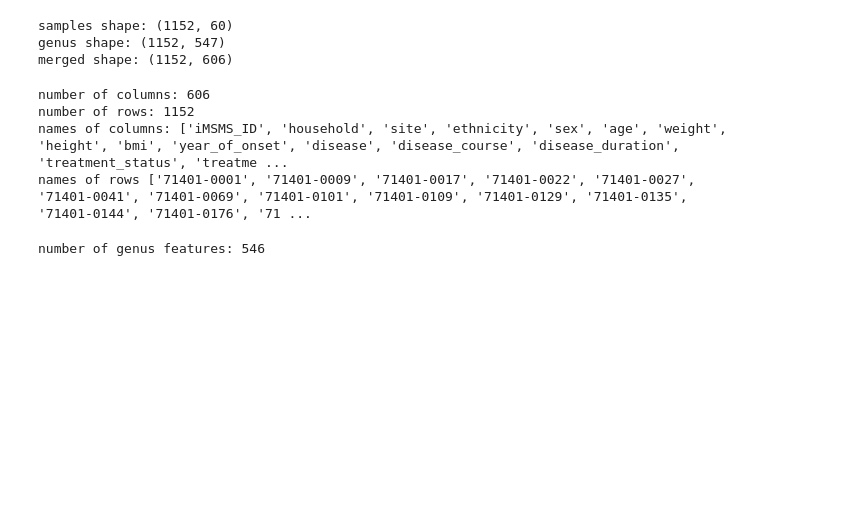
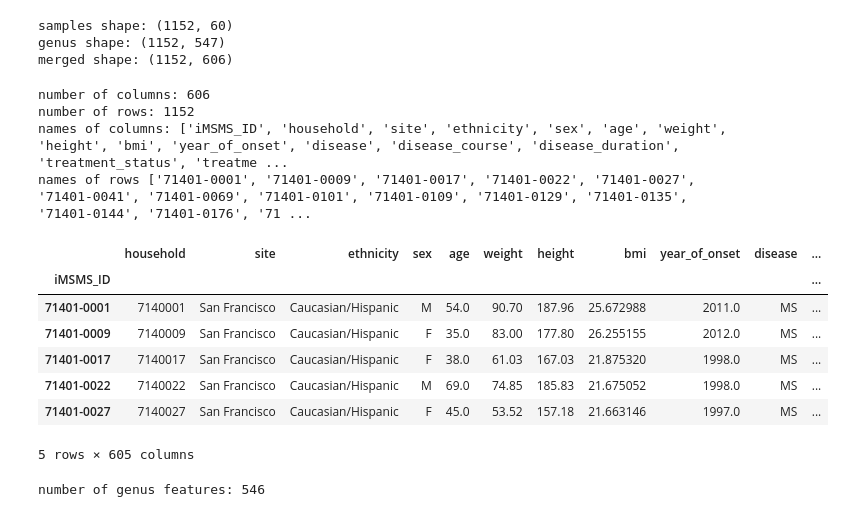
Before and after one commit to evelynsq/gut-microbiome-signature-multiple-sclerosis, a Jupyter notebook: make_DFs.ipynb, the cells around one changed output. Saved outputs shown, nothing was run; the diff lists cells and outputs as text; code cells hidden in the pictures; blank space fills up the shorter version.

```diff
--- a/make_DFs.ipynb
+++ b/make_DFs.ipynb
@@ -181,13 +200,16 @@ Read in genus-level taxa data now
 # %%
-df3_samples = df1_samples.copy()
-df3_genus = pl.read_excel("data/original_datasets/Zhou/Table_S5_Metagenomics_data.xlsx",
+# make copy of metadata and read in genus data sheet
+zhou_meta_copy = zhou_meta.copy()
+zhou_genus = pl.read_excel("data/original_datasets/Zhou/Table_S5_Metagenomics_data.xlsx",
                           sheet_name = "genus").to_pandas()
 # %%
-df3_genus = df3_genus.set_index("Taxa")
+# readjust the index name
+zhou_genus = zhou_genus.set_index("Taxa")
 
-df3_genus = df3_genus.T
-df3_genus.index.name = "iMSMS_ID"
-df3_genus = df3_genus.reset_index()
+zhou_genus = zhou_genus.T
+zhou_genus.index.name = "iMSMS_ID"
+zhou_genus = zhou_genus.reset_index()
 # %%
-merged_samples_genus = df3_samples.merge(df3_genus, on = "iMSMS_ID", how = "inner")
+# merge the metadata and genus abundances together
+merged_samples_genus_zhou = zhou_meta_copy.merge(zhou_genus, on = "iMSMS_ID", how = "inner")
 # %%
@@ -199,14 +222,30 @@ samples shape: (1152, 60)
 genus shape: (1152, 547)
 merged shape: (1152, 606)
 # %%
-print("number of columns:", len(merged_samples_genus.columns))
-print("number of rows:", len(merged_samples_genus.index))
-print("names of columns:", merged_samples_genus.columns.tolist())
-merged_samples_genus = merged_samples_genus.set_index("iMSMS_ID")
-print("names of rows", merged_samples_genus.index.tolist())
+# look at how many columns and rows the merged DF has
+print("number of columns:", len(merged_samples_genus_zhou.columns))
+print("number of rows:", len(merged_samples_genus_zhou.index))
+print("names of columns:", merged_samples_genus_zhou.columns.tolist())
+
+merged_samples_genus_zhou = merged_samples_genus_zhou.set_index("iMSMS_ID")
+print("names of rows", merged_samples_genus_zhou.index.tolist())
 # %% [output]
 number of columns: 606
 number of rows: 1152
 names of columns: ['iMSMS_ID', 'household', 'site', 'ethnicity', 'sex', 'age', 'weight', 'height', 'bmi', 'year_of_onset', 'disease', 'disease_course', 'disease_duration', 'treatment_status', 'treatme ...
 names of rows ['71401-0001', '71401-0009', '71401-0017', '71401-0022', '71401-0027', '71401-0041', '71401-0069', '71401-0101', '71401-0109', '71401-0129', '71401-0135', '71401-0144', '71401-0176', '71 ...
+# %%
+# save merged df to file - may be helpful for studying different targets with data later
+merged_samples_genus_zhou.to_csv('data/preprocessed/zhou_genus_merged_df.csv')
+
+merged_samples_genus_zhou.head()
+# %% [output]
+|  | household | site | ethnicity | sex | age | weight | height | bmi | year_of_onset | disease | ... |
+| iMSMS_ID |  |  |  |  |  |  |  |  |  |  | ... |
+| 71401-0001 | 7140001 | San Francisco | Caucasian/Hispanic | M | 54.0 | 90.70 | 187.96 | 25.672988 | 2011.0 | MS | ... |
+| 71401-0009 | 7140009 | San Francisco | Caucasian/Hispanic | F | 35.0 | 83.00 | 177.80 | 26.255155 | 2012.0 | MS | ... |
+| 71401-0017 | 7140017 | San Francisco | Caucasian/Hispanic | F | 38.0 | 61.03 | 167.03 | 21.875320 | 1998.0 | MS | ... |
+| 71401-0022 | 7140022 | San Francisco | Caucasian/Hispanic | M | 69.0 | 74.85 | 185.83 | 21.675052 | 1998.0 | MS | ... |
+| 71401-0027 | 7140027 | San Francisco | Caucasian/Hispanic | F | 45.0 | 53.52 | 157.18 | 21.663146 | 1997.0 | MS | ... |
+5 rows × 605 columns
 # %%
```
Also changed, not shown: parts of 48 cells of this notebook, 2 other files.
